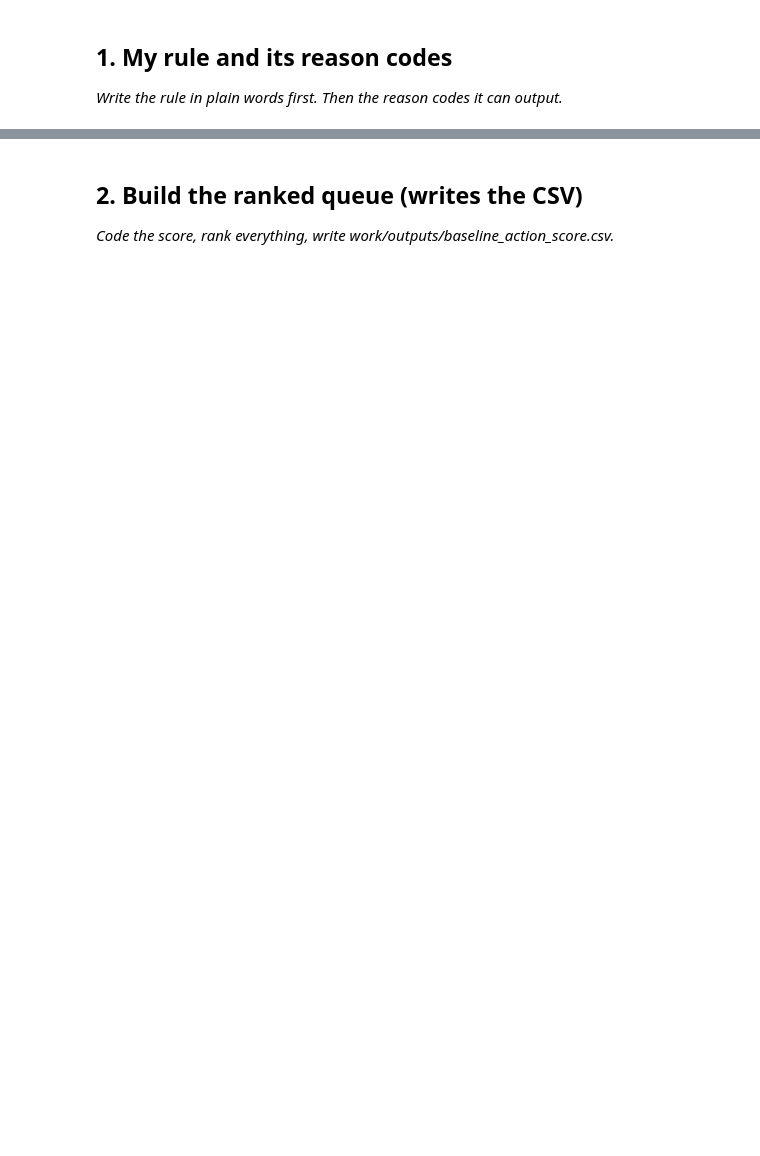
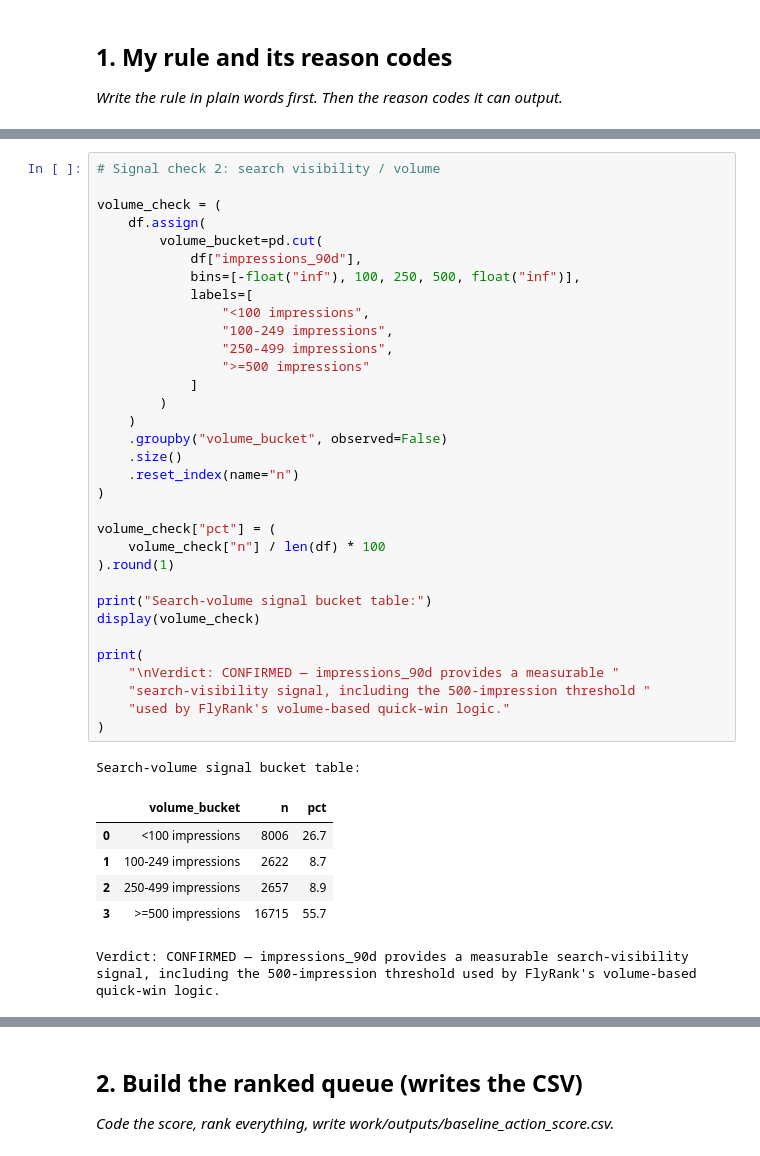
Before and after one commit to Vasavijoshi/flyrank-ml-internship, a Jupyter notebook: work/notebooks/w04_baseline_score.ipynb, the cells around one changed output, grey strips where cells are left out. Saved outputs shown, nothing was run; the diff lists cells and outputs as text; blank space fills up the shorter version.

```diff
--- a/work/notebooks/w04_baseline_score.ipynb
+++ b/work/notebooks/w04_baseline_score.ipynb
@@ -15,0 +115,41 @@ This skeleton is yours to fill. Work the sections **in order** — each one has
+# %%
+# Signal check 2: search visibility / volume
+
+volume_check = (
+    df.assign(
+        volume_bucket=pd.cut(
+            df["impressions_90d"],
+            bins=[-float("inf"), 100, 250, 500, float("inf")],
+            labels=[
+                "<100 impressions",
+                "100-249 impressions",
+                "250-499 impressions",
+                ">=500 impressions"
+            ]
+        )
+    )
+    .groupby("volume_bucket", observed=False)
+    .size()
+    .reset_index(name="n")
+)
+
+volume_check["pct"] = (
+    volume_check["n"] / len(df) * 100
+).round(1)
+
+print("Search-volume signal bucket table:")
+display(volume_check)
+
+print(
+    "\nVerdict: CONFIRMED — impressions_90d provides a measurable "
+    "search-visibility signal, including the 500-impression threshold "
+    "used by FlyRank's volume-based quick-win logic."
+)
+# %% [output]
+Search-volume signal bucket table:
+|  | volume_bucket | n | pct |
+| 0 | <100 impressions | 8006 | 26.7 |
+| 1 | 100-249 impressions | 2622 | 8.7 |
+| 2 | 250-499 impressions | 2657 | 8.9 |
+| 3 | >=500 impressions | 16715 | 55.7 |
+Verdict: CONFIRMED — impressions_90d provides a measurable search-visibility signal, including the 500-impression threshold used by FlyRank's volume-based quick-win logic.
```
Also changed, not shown: parts of 15 cells of this notebook.
